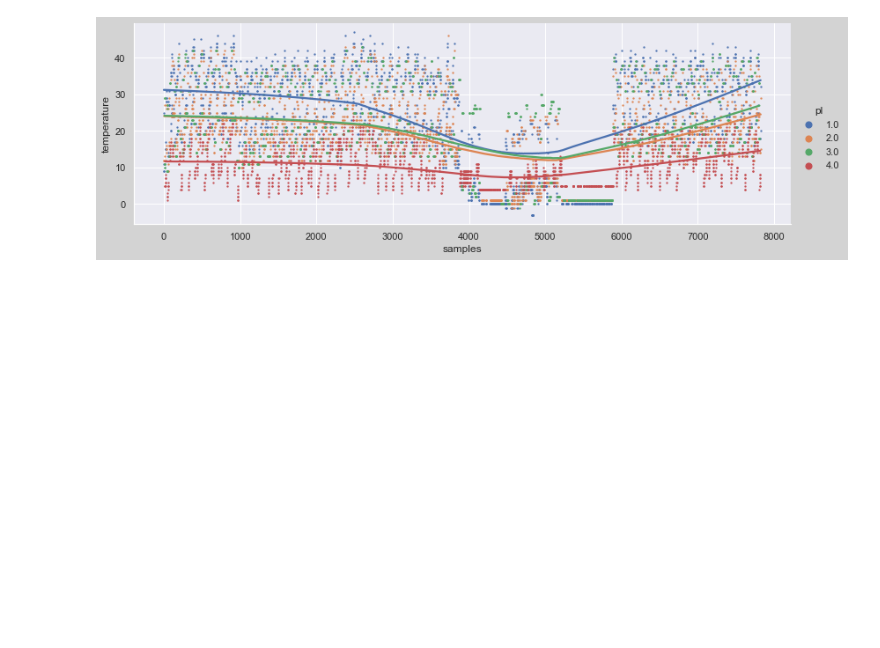
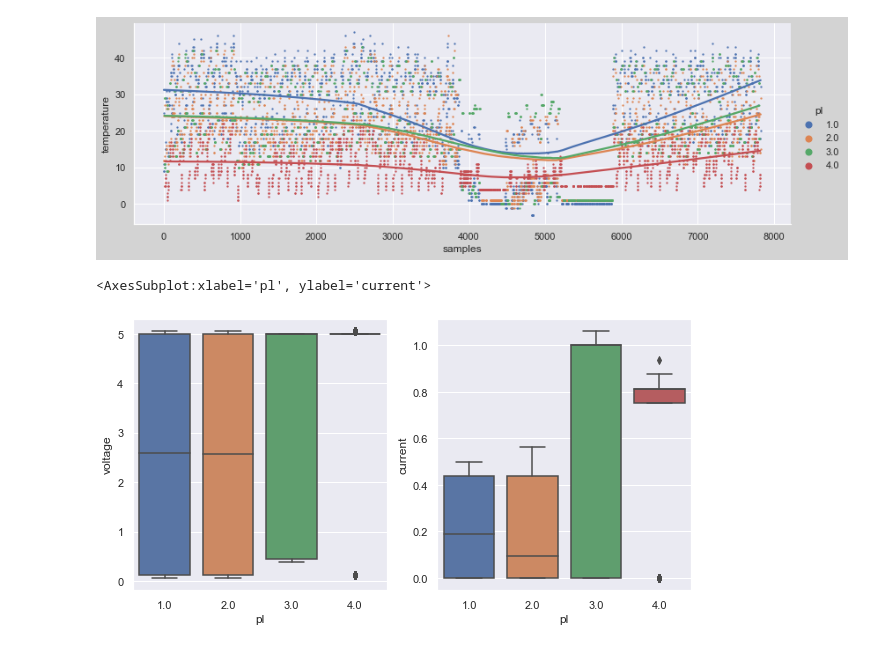
Before and after one commit to crashnester/satellite_tm_visualizer, a Jupyter notebook: notebook.ipynb, the cells around one changed output. Drawn from its saved outputs; the diff is of its cells as text; code cells hidden in the pictures; blank space fills up the shorter version.

```diff
--- a/notebook.ipynb
+++ b/notebook.ipynb
@@ -157,3 +183,12 @@ for lh in temperature_plot._legend.legendHandles:
     lh.set_sizes([50])
 # %% [output]
 [figure]
+# %%
+sns.set(rc = {'figure.figsize':(10,5)})
+fig, axs = plt.subplots(ncols=2)
+
+sns.boxplot(x='pl', y='voltage', data=df_telemetry, ax=axs[0])
+sns.boxplot(x='pl', y='current', data=df_telemetry, ax=axs[1])
+# %% [output]
+<AxesSubplot:xlabel='pl', ylabel='current'>
+[figure, added]
```
Also changed, not shown: parts of 5 cells of this notebook.
